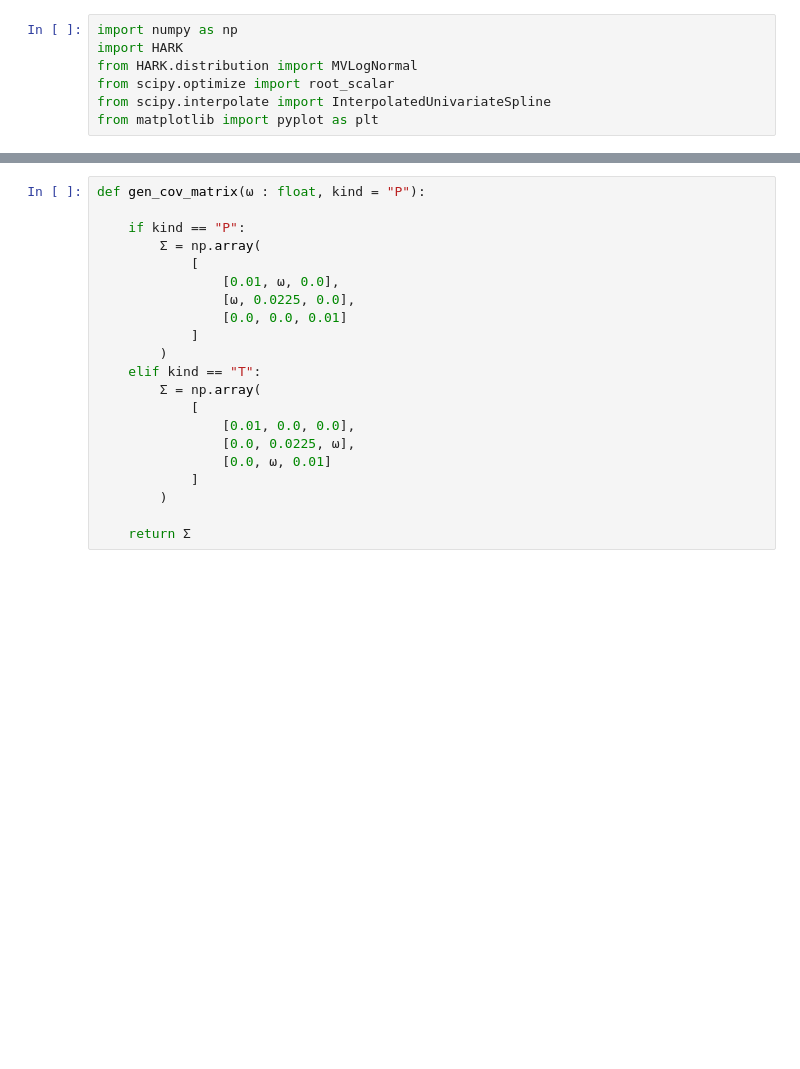
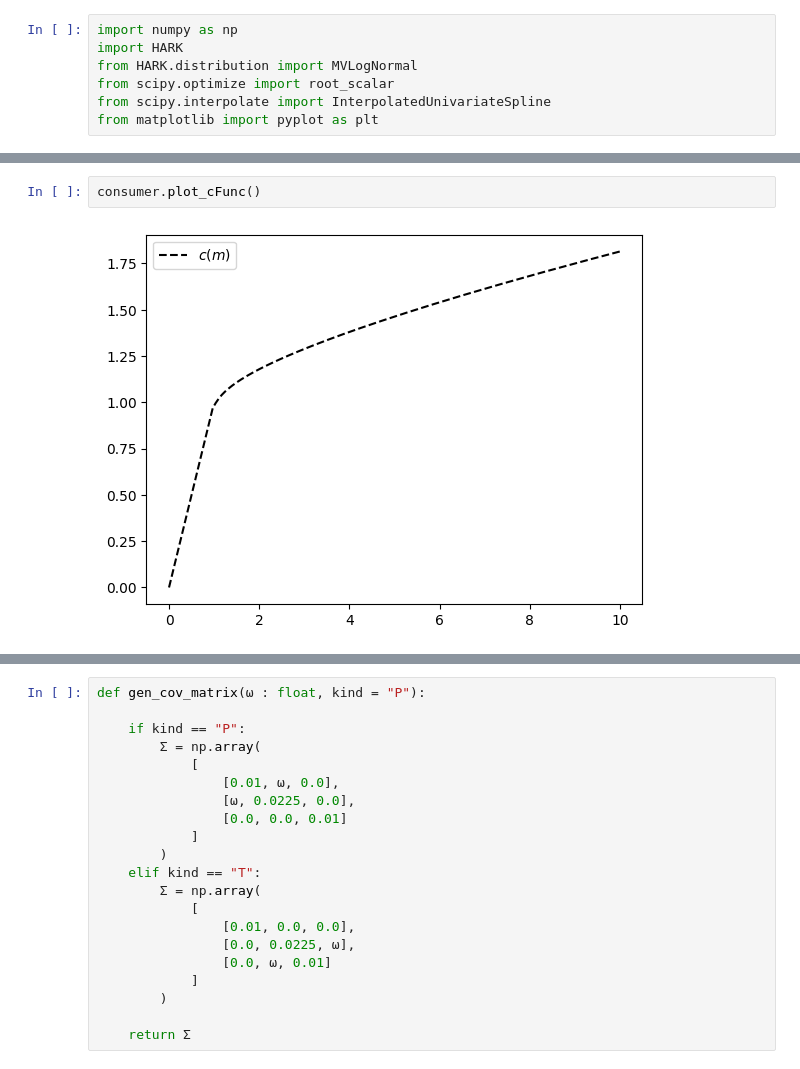
Before and after one commit to sidd3888/precautionary-saving-portfolio-choice, a Jupyter notebook: Code/equity_premium.ipynb, the cells around one changed output, grey strips where cells are left out. Saved outputs shown, nothing was run; the diff lists cells and outputs as text; blank space fills up the shorter version.

```diff
--- a/Code/equity_premium.ipynb
+++ b/Code/equity_premium.ipynb
@@ -297,3 +456,7 @@ consumer.plot_cFunc(mGrid = mGrid)
+# %%
+consumer.plot_cFunc()
+# %% [output]
+[figure, added]
 # %%
 consumer.plot_κFunc(mGrid = mGrid)
 # %% [output]
```
Also changed, not shown: parts of 83 cells of this notebook, 45 other files.
